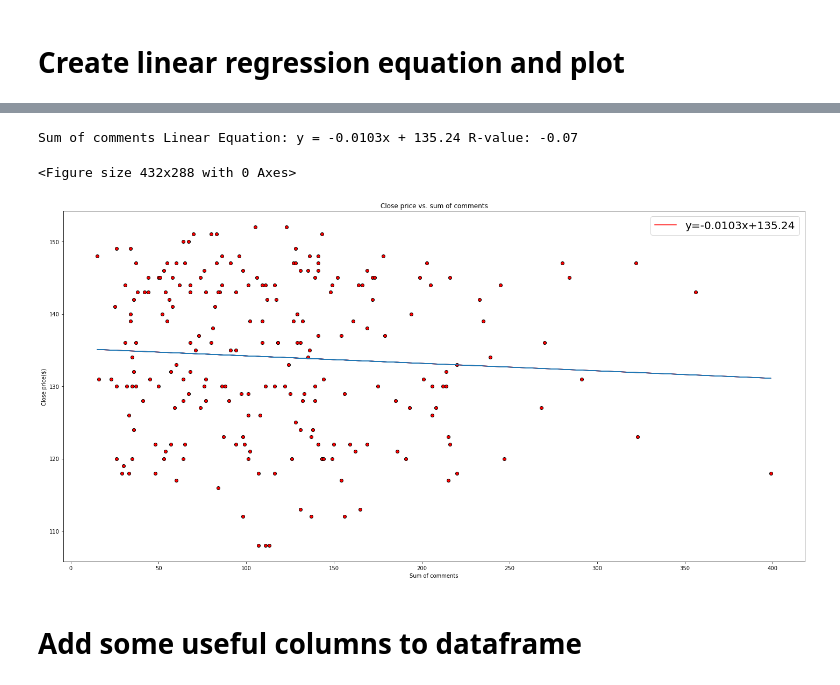
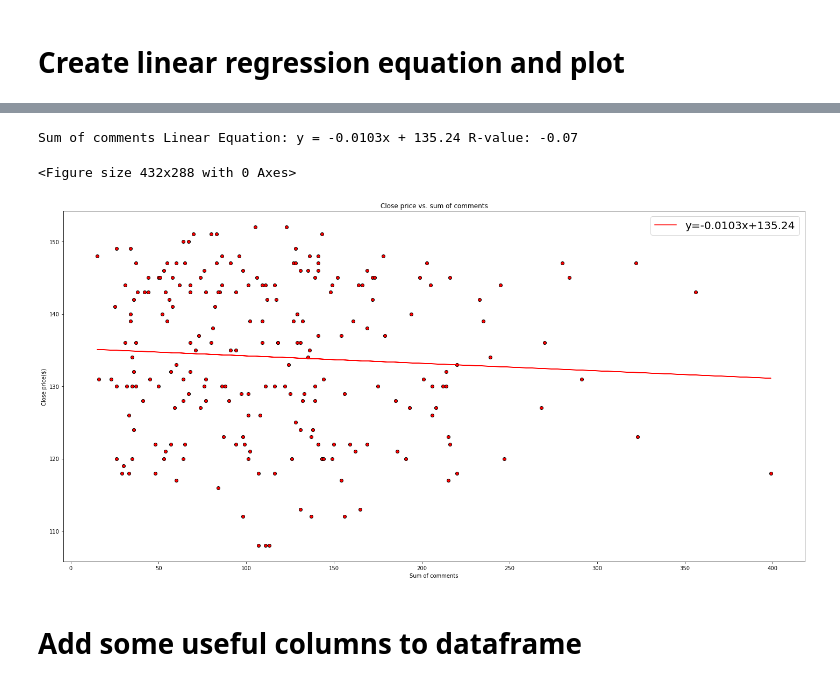
Before and after one commit to beckyydo/retail-machine-learning, a Jupyter notebook: praw.ipynb, the cells around one changed output, grey strips where cells are left out. Drawn from its saved outputs; the diff is of its cells as text; code cells hidden in the pictures.

```diff
--- a/praw.ipynb
+++ b/praw.ipynb
@@ -208,5 +208,6 @@ final_df
 #import walmart stock data
 WMT = pd.read_csv("WMT_recent.csv")
 WMT['Date'] = pd.to_datetime(WMT['Date'], format='%Y-%m-%d')
+WMT.rename(columns={"Adj Close": "Adj_Close"}, inplace=True)
 WMT
 # %% [output]
@@ -244,7 +245,7 @@ stock
 # %%
 #convert the column values to int for ML
 stock["Close"] = stock["Close"].astype(int)
-stock["Adj Close"] = stock["Adj Close"].astype(int)
+stock["Adj_Close"] = stock["Adj_Close"].astype(int)
 stock.dtypes
 # %% [output]
 Date            datetime64[ns]
@@ -441,32 +451,31 @@ Sum of Upvotes Linear Equation: y = 0.0009x + 132.57 R-value: 0.05
 # %%
-close_price = stock["Adj Close"]
+close_price = stock["Adj_Close"]
 sum_comments = stock["num_comments"]
 plt.tight_layout()
 plt.figure(figsize=(20,10))
 plt.grid()
 
 plt.title("Close price vs. sum of comments")
 plt.xlabel("Sum of comments")
 plt.ylabel("Close price($)")
 plt.grid()
 plt.scatter(sum_comments, close_price, marker="o", color = "red",edgecolors="black")
 plt.ticklabel_format(style='plain')
 
 
 slope, intercept, r_value, p_value, std_err = stats.linregress(sum_comments, close_price)
 line2 = slope*sum_comments+intercept
 line_eq = 'y = ' + str(round(slope,4)) + "x + " + str(round(intercept,2))
 print("Sum of comments Linear Equation:", line_eq, "R-value:",round(r_value,2))
 
 plt.plot(sum_comments, line2, 'r', label='y={:.4f}x+{:.2f}'.format(slope,intercept))
 plt.legend(fontsize=20)
 
-plt.plot(sum_comments,best_fit)
 plt.tight_layout()
 # %% [output]
 Sum of comments Linear Equation: y = -0.0103x + 135.24 R-value: -0.07
 <Figure size 432x288 with 0 Axes>
-[figure, old version]
+[figure, new version]
 # %% [markdown]
 # Add some useful columns to dataframe
 # %%
```
Also changed, not shown: parts of 17 cells of this notebook, 5 other files.
